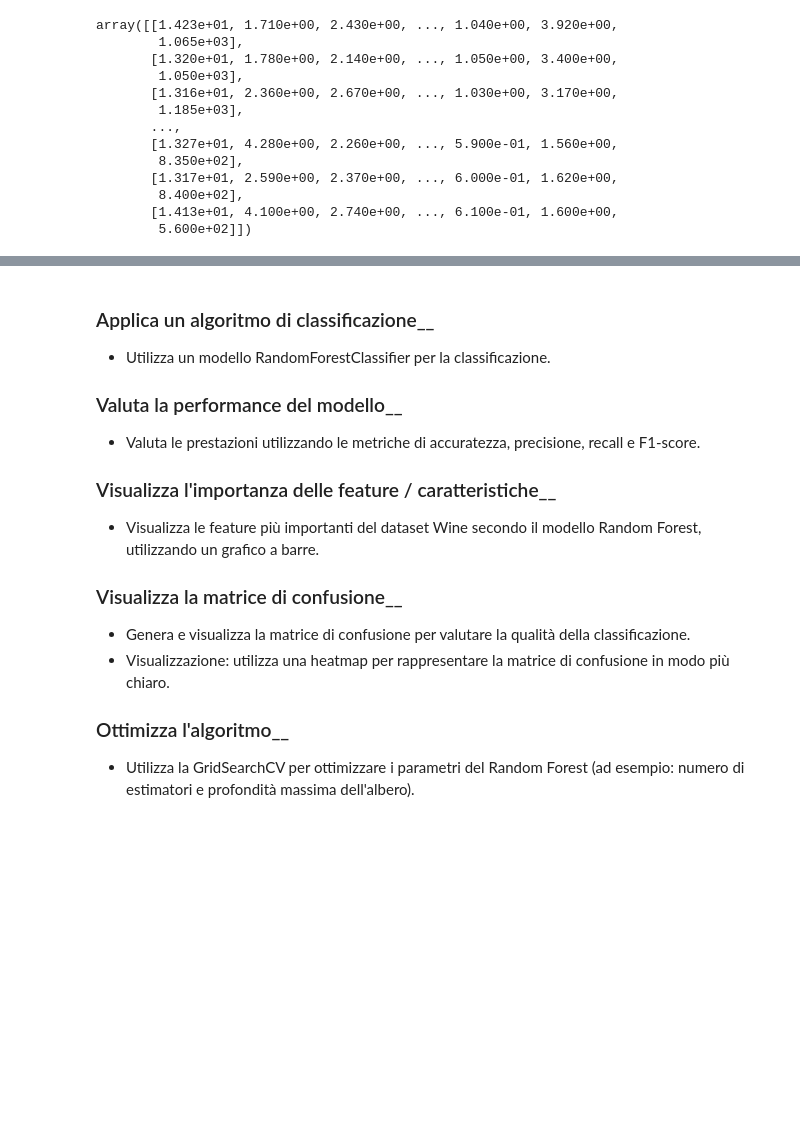
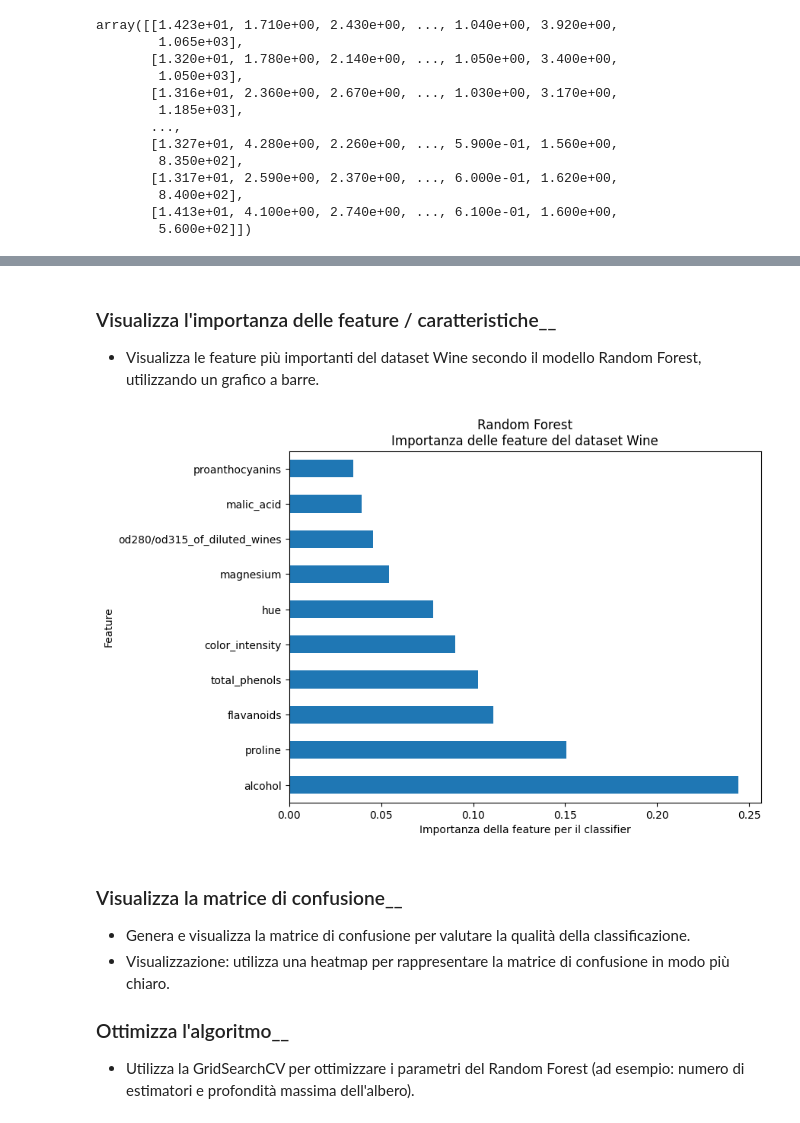
Before and after one commit to AlessioGFerraioli/esercizi, a Jupyter notebook: 2024.11.26/es_wine_scikit2.ipynb, the cells around one changed output, grey strips where cells are left out. Saved outputs shown, nothing was run; the diff lists cells and outputs as text; code cells hidden in the pictures; blank space fills up the shorter version.

Commit message:
continued working on es_wine_scikit2.ipynb

```diff
--- a/2024.11.26/es_wine_scikit2.ipynb
+++ b/2024.11.26/es_wine_scikit2.ipynb
@@ -139,5 +139,5 @@ y = wine.target
 scaler = StandardScaler()
 X_scaled = scaler.fit_transform(X)
 
-# split dataset into training set and test set 70/30
-X_test, X_train, y_test, y_train = train_test_split(X_scaled, y, test_size=0.3, random_state=42)
+# split dataset into training set and test set 80/20
+X_test, X_train, y_test, y_train = train_test_split(X_scaled, y, test_size=0.2, random_state=42)
@@ -143,0 +147,6 @@ X_test, X_train, y_test, y_train = train_test_split(X_scaled, y, test_size=0.3,
+# %%
+# create RandomForestClassifier model
+model = RandomForestClassifier(n_estimators=100, max_depth=None, random_state=420)
+
+# train model
+model.fit(X_train, y_train)
@@ -144,11 +182,23 @@ X_test, X_train, y_test, y_train = train_test_split(X_scaled, y, test_size=0.3,
+# %% [markdown]
+### Visualizza l'importanza delle feature / caratteristiche__
+   - Visualizza le feature più importanti del dataset Wine secondo il modello Random Forest, utilizzando un
+    grafico a barre.
+# %%
+# visualizza le feature più importanti del dataset Wine secondo il modello Random Forest
+
+importances = model.feature_importances_
+feature_importances = pd.Series(importances, index=wine.feature_names[:-3])
+
+fig, ax = plt.subplots(figsize=(8, 6))
+feature_importances.nlargest(10).plot(kind='barh', ax=ax)
+ax.set_title('Random Forest\nImportanza delle feature del dataset Wine')
+ax.set_xlabel("Importanza della feature per il classifier")
+ax.set_ylabel("Feature")
+fig.show()
+fig.savefig('RandomForest_wine_feature_importances.png')
+# %% [output]
+[figure, added]
 # %% [markdown]
-### Applica un algoritmo di classificazione__
-   - Utilizza un modello RandomForestClassifier per la classificazione.
-### Valuta la performance del modello__
-   - Valuta le prestazioni utilizzando le metriche di accuratezza, precisione, recall e F1-score.
-### Visualizza l'importanza delle feature / caratteristiche__
-   - Visualizza le feature più importanti del dataset Wine secondo il modello Random Forest, utilizzando un
-    grafico a barre.
 ### Visualizza la matrice di confusione__
    - Genera e visualizza la matrice di confusione per valutare la qualità della classificazione.
    - Visualizzazione: utilizza una heatmap per rappresentare la matrice di confusione in modo più chiaro.
```
Also changed, not shown: parts of 4 cells of this notebook, 1 other file.
